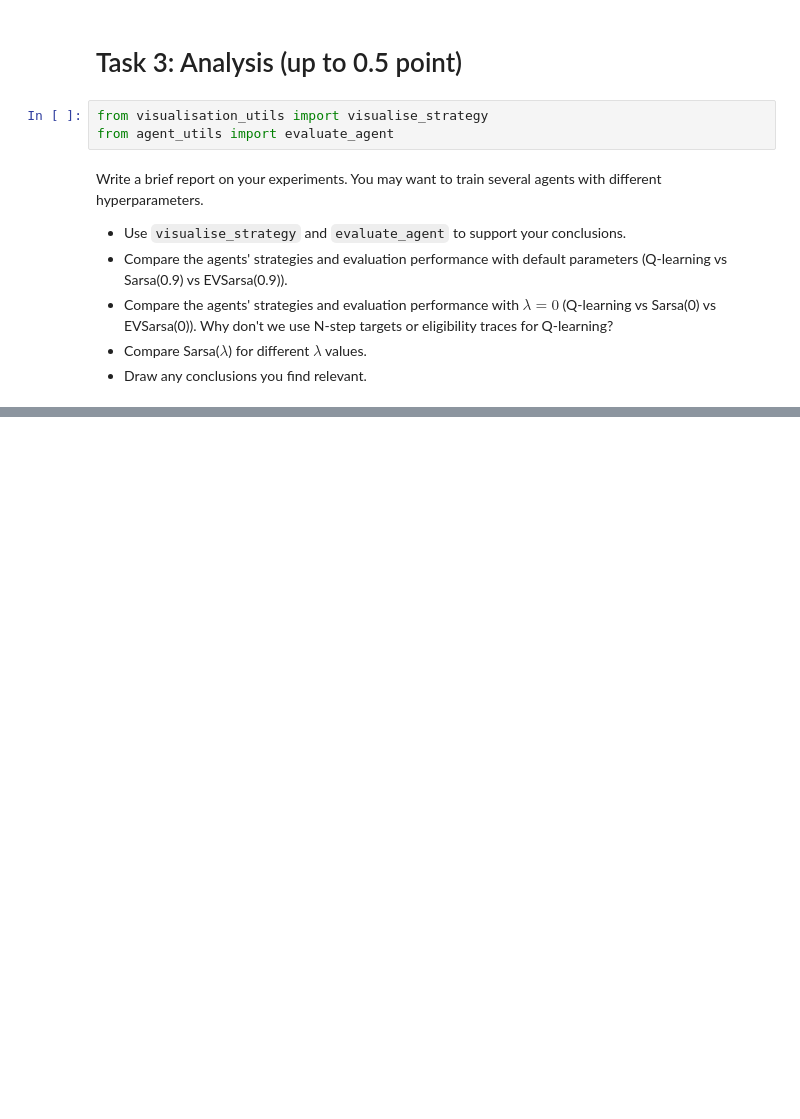
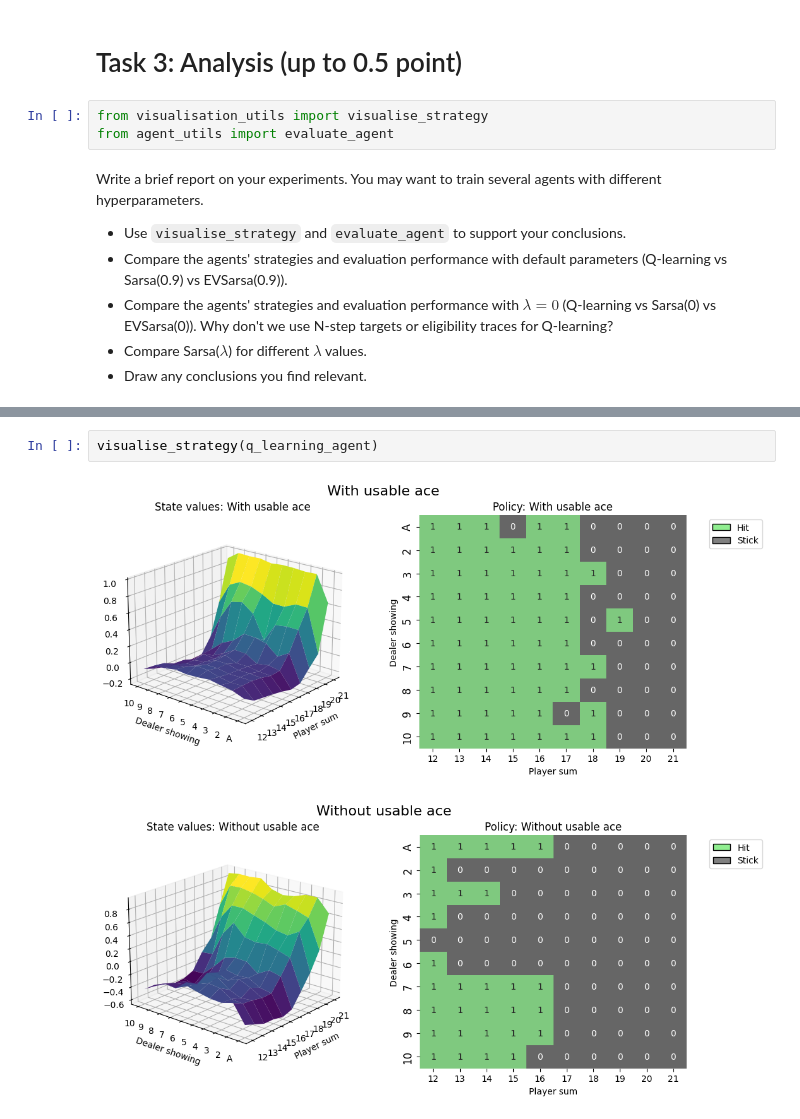
Before and after one commit to sacr1ficerq/hse-rl, a Jupyter notebook: HW2/advanced_tabular_rl.ipynb, the cells around one changed output, grey strips where cells are left out. Cells and saved outputs as stored; diff of their text form; blank space fills up the shorter version.

```diff
--- a/HW2/advanced_tabular_rl.ipynb
+++ b/HW2/advanced_tabular_rl.ipynb
@@ -172,0 +249,5 @@ Write a brief report on your experiments. You may want to train several agents w
+# %%
+visualise_strategy(q_learning_agent)
+# %% [output]
+[figure, added]
+[figure, added]
```
Also changed, not shown: parts of 26 cells of this notebook, 1 other file.
